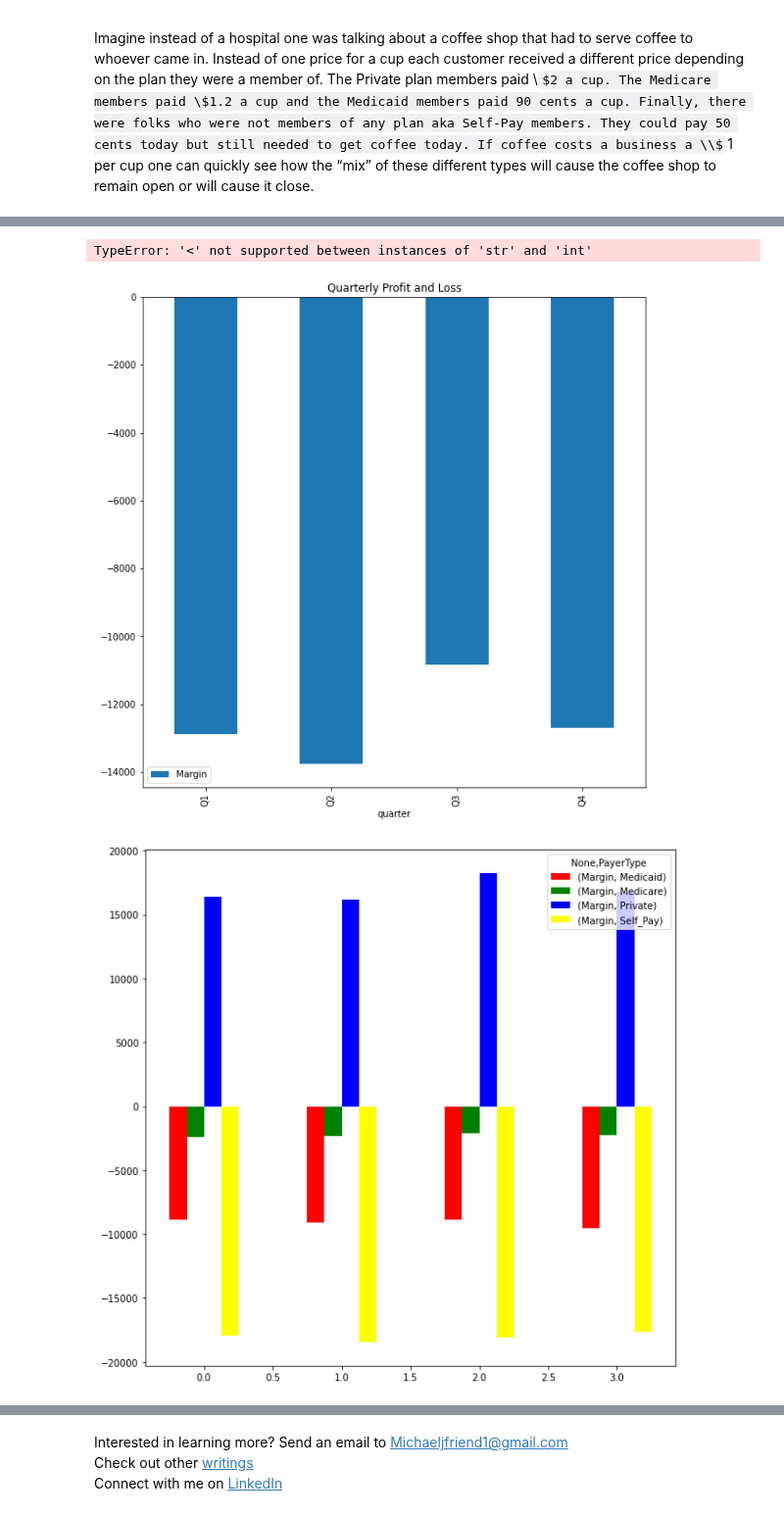
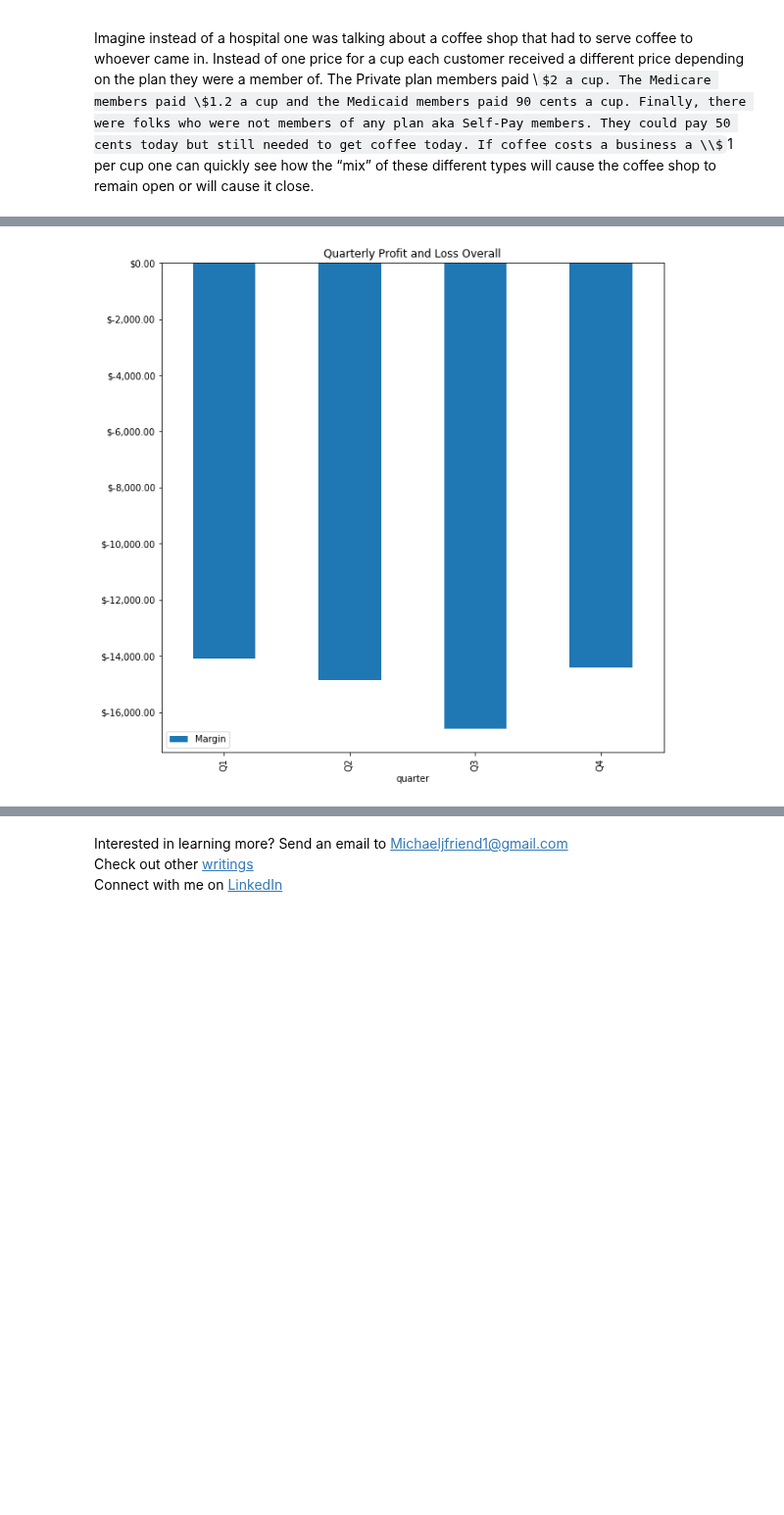
Before and after one commit to friendm/mercury-demo-notebooks, a Jupyter notebook: payer_mix.ipynb, the cells around one changed output, grey strips where cells are left out. Shown at 98% size. Drawn from its saved outputs; the diff is of its cells as text; code cells hidden in the pictures; some formulas as TeX source; blank space fills up the shorter version.

Commit message:
updated formats per adam

```diff
--- a/payer_mix.ipynb
+++ b/payer_mix.ipynb
@@ -72,14 +73,14 @@ Private=[0,10]
 
 #matplotlib.style.use('fivethirtyeight')
 # %%
-#s=Self_Pay
-#m=Medicaid
-#care=Medicare
-#p=Private
+s=Self_Pay
+m=Medicaid
+care=Medicare
+p=Private
 
-#weights = [s,m,care,p]
+weights = [s,m,care,p]
 
-weights=[1,1,1,1]
+#weights=[1,1,1,1]
 population = [.5,.9,1.2,2]
 
 def tag_quarter(x):
@@ -207,26 +202,36 @@ df['Gain/Loss'].cumsum().plot(ylabel="Profit and Loss",xlabel="Number of Custome
 # %%
+def dollars(x):
+     return "${:,.2f}".format(x)
+
 
 
 graph1_df=df[['Margin','quarter']]
 graph2_df=df[['Margin','quarter','PayerType']]
-graph1_df.groupby(['quarter']).sum().plot.bar(
-                                     title="Quarterly Profit and Loss",figsize=(10,10)
 
 
-                                    );
+
+
+
+
+data1=graph1_df.groupby(['quarter']).sum()
+
+
+
+
+ax=data1.plot.bar(
+                                     title="Quarterly Profit and Loss Overall",figsize=(10,10)
+
+
+                                    )
+
+fmt = '${x:1,.2f}' # Format you want the ticks, e.g. '40%'
+yticks = mtick.StrMethodFormatter(fmt)
+ax.yaxis.set_major_formatter(yticks)
 
 graph_3=graph2_df.groupby(['quarter','PayerType']).sum()
 graph_3=graph_3.reset_index()
 
 #graph_3=graph_3.set_index(['quarter'])
 graph4=pandas.pivot_table(graph_3,index=['quarter'],columns=['PayerType'])
-graph4.plot.bar(
-                                     title="Quarterly Profit and Loss by Payer Type",figsize=(10,10),
-                                   color=['red','green','blue','yellow'],
-    yticks=[0,'$1500']
-
-                                    );
 # %% [output]
-TypeError: '<' not supported between instances of 'str' and 'int'
-[figure, old version]
+[figure, new version]
-[figure, removed]
```
Also changed, not shown: parts of 9 cells of this notebook.
